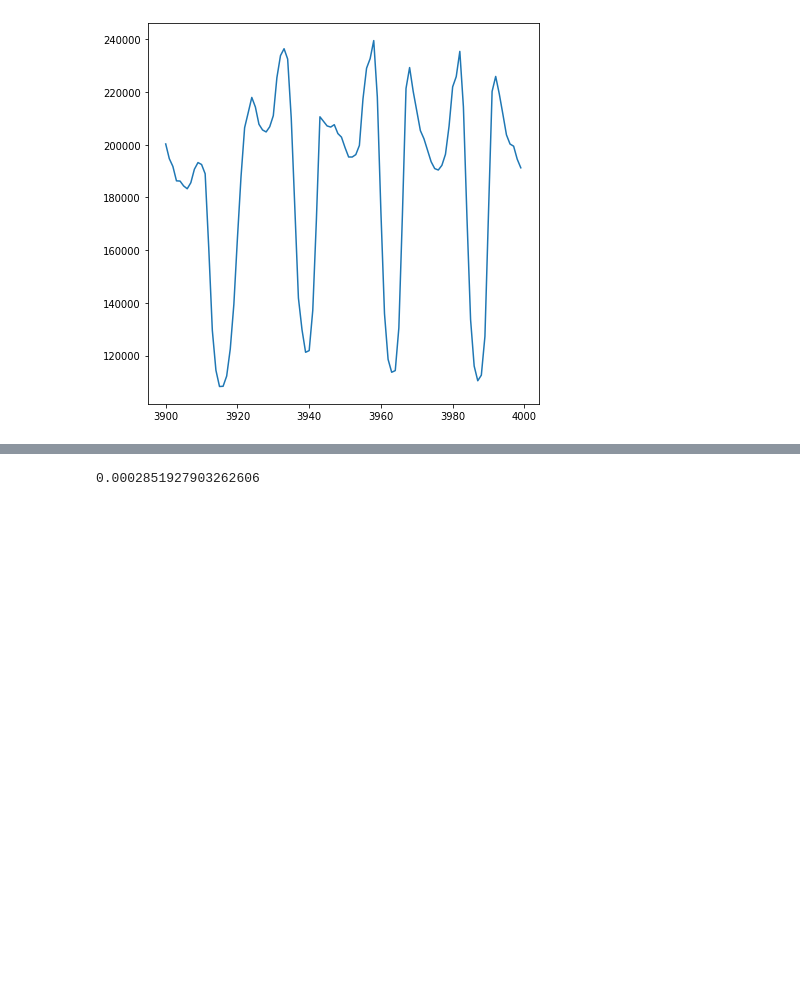
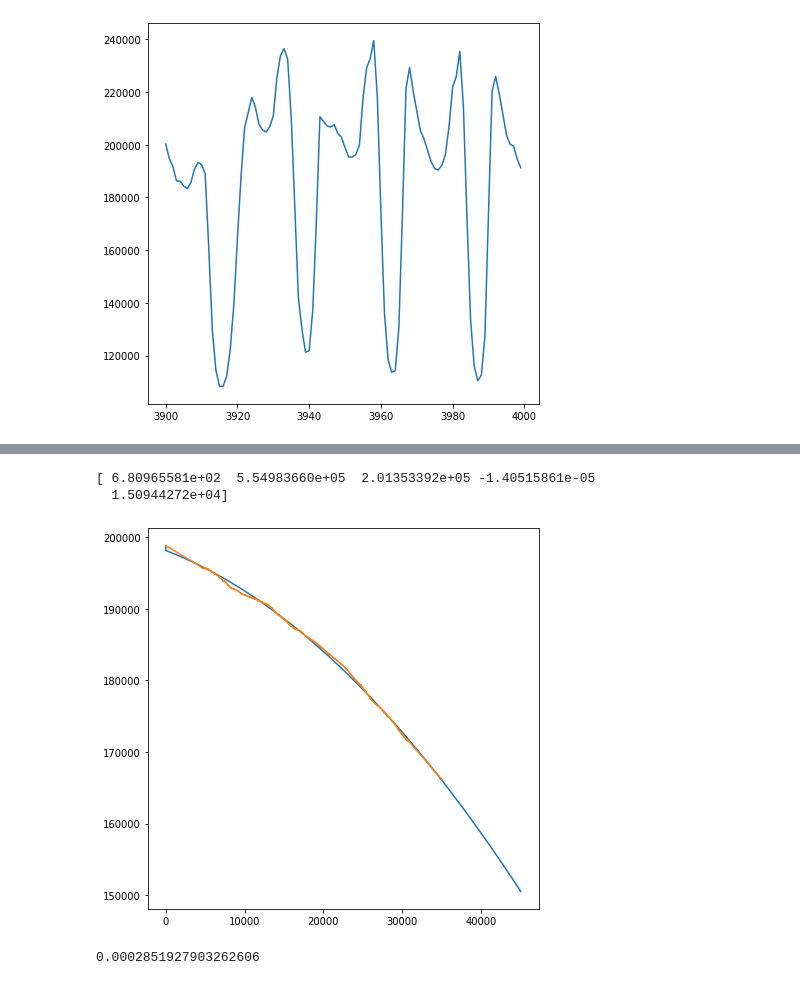
Before and after one commit to 0dminnimda/NTO_bigdata_2022_final, a Jupyter notebook: Baseline.ipynb, the cells around one changed output, grey strips where cells are left out. Saved outputs shown, nothing was run; the diff lists cells and outputs as text; code cells hidden in the pictures; blank space fills up the shorter version.

```diff
--- a/Baseline.ipynb
+++ b/Baseline.ipynb
@@ -139,6 +130,37 @@ year_values, year_decomposed = apply("24*365", train["total"])
 # %%
 global_trend = year_decomposed.trend
 train['total'] -= global_trend
+# %%
+def func(x, a, b, c):
+    return a * np.exp(-b * x) + c
+
+
+def func(x, a, b, c, e, f):
+    return a * np.exp(-b * x) + c + e * (x + f)**2
+
+
+# def func(x, a, b, c, e, f, g, h):
+#     return a * np.exp(-b * x) + c + e * f**2 + g * h**3
+
+
+# def func(x, a, b, offset):
+#     return 1.0 / (1.0 + np.exp(-a * (x-b))) + offset
+
+# method : {'lm', 'trf', 'dogbox'}
+popt, pcov = curve_fit(func, global_trend.index, global_trend)#, method='dogbox')
+print(popt)
+# [ 6.80965581e+02  5.54983660e+05  2.01353392e+05 -1.40515861e-05 1.50944272e+04]
+# %% [output]
+[ 6.80965581e+02  5.54983660e+05  2.01353392e+05 -1.40515861e-05
+  1.50944272e+04]
+# %%
+_x_data = np.arange(len(global_trend) + 15000) - 5000
+plt.plot(_x_data, func(_x_data, *popt),
+         label=f'fit: {popt}')#a=%5.3f, b=%5.3f, c=%5.3f' % tuple(popt))
+plt.plot(global_trend, label="data")
+plt.show()
+# %% [output]
+[figure, added]
 # %%
 # replace outlier values with linear interpolation
 print(len(train[train['total'] < -100_000]) / len(train))
```
Also changed, not shown: parts of 28 cells of this notebook.
